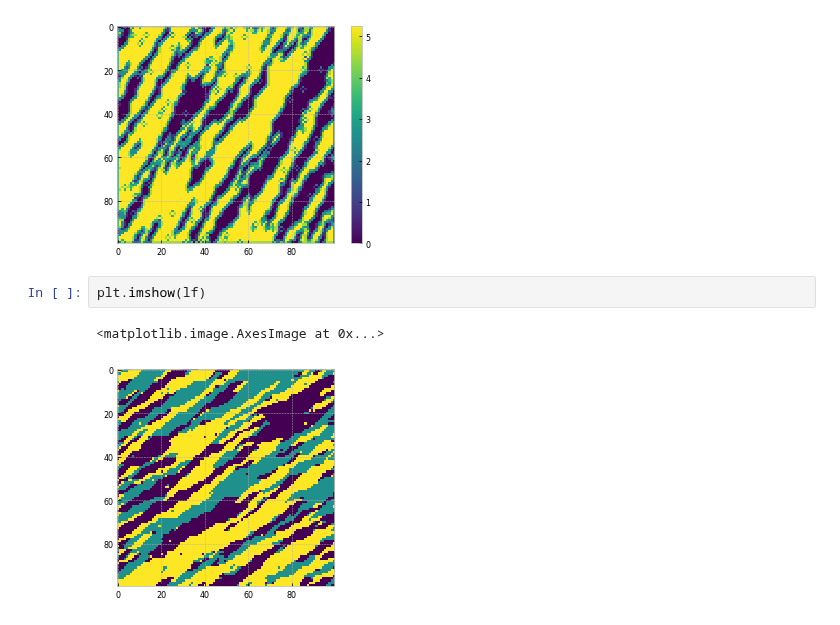
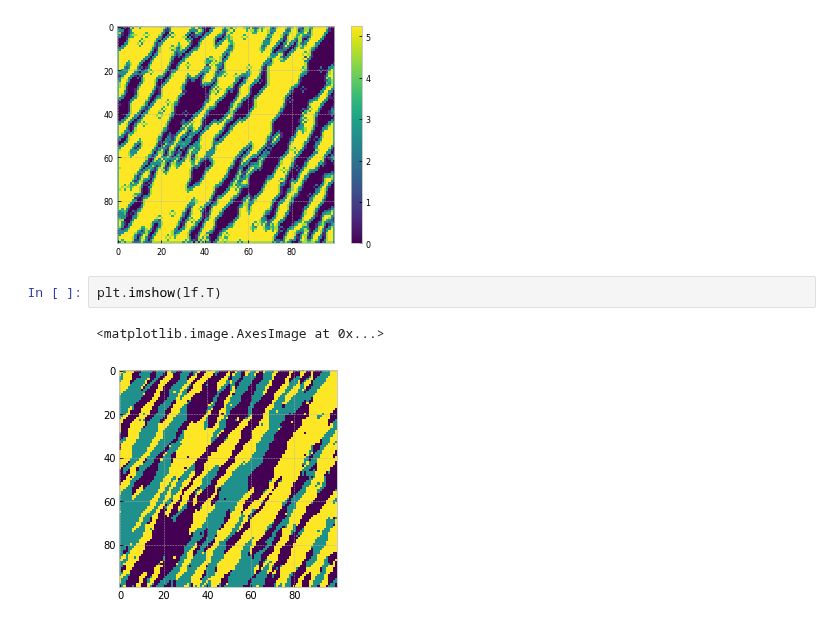
Before and after one commit to cgre-aachen/bayseg, a Jupyter notebook: notebooks/Untitled.ipynb, the cells around one changed output. Cells and saved outputs as stored; diff of their text form.

```diff
--- a/notebooks/Untitled.ipynb
+++ b/notebooks/Untitled.ipynb
@@ -111,7 +132,7 @@ plt.colorbar(fig)
 <matplotlib.colorbar.Colorbar at 0x...>
 [figure]
 # %%
-plt.imshow(lf)
+plt.imshow(lf.T)
 # %% [output]
 <matplotlib.image.AxesImage at 0x...>
-[figure, old version]
+[figure, new version]
```
Also changed, not shown: parts of 10 cells of this notebook, 2 other files.
